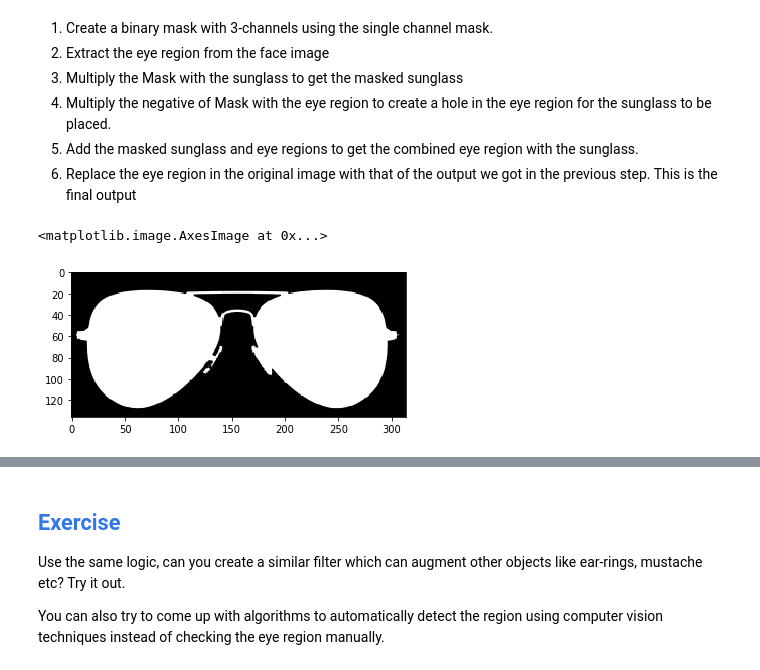
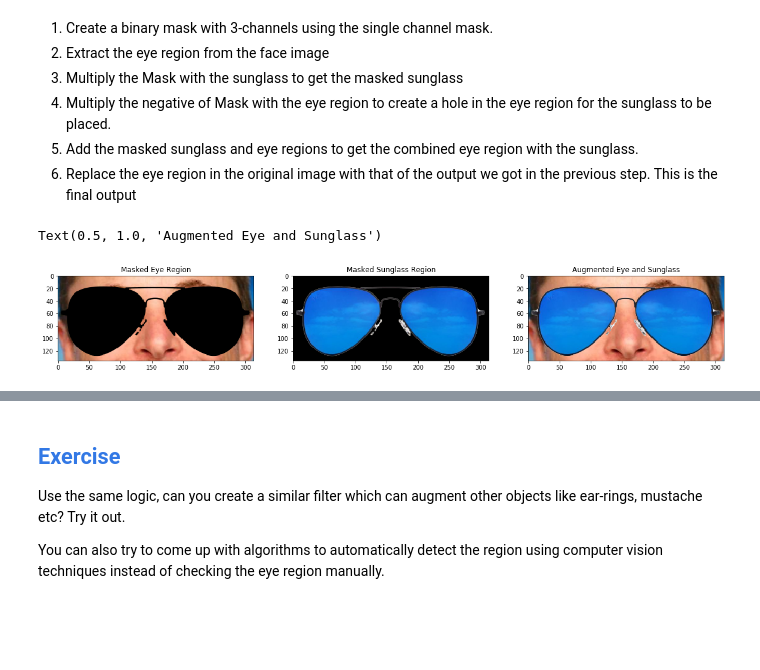
Before and after one commit to BenedictusAryo/practice_opencv, a Jupyter notebook: Computer Vision 1 Introduction (Python)/week1-python/4_Application_Sunglasses_Filter/application_sunglass_filter_Exercise.ipynb, the cells around one changed output, grey strips where cells are left out. Cells and saved outputs as stored; diff of their text form; code cells hidden in the pictures; blank space fills up the shorter version.

Commit message:
sunglass final

```diff
--- a/Computer Vision 1 Introduction (Python)/week1-python/4_Application_Sunglasses_Filter/application_sunglass_filter_Exercise.ipynb
+++ b/Computer Vision 1 Introduction (Python)/week1-python/4_Application_Sunglasses_Filter/application_sunglass_filter_Exercise.ipynb
@@ -95,16 +95,28 @@ In order to put the sunglass on top of the eye region, we need to follow these s
 # %%
 # Make the dimensions of the mask same as the input image.
 # Since Face Image is a 3-channel image, we create a 3 channel image for the mask
 glassMask = cv2.merge((glassMask1,glassMask1,glassMask1))
 
 # Make a copy
 faceWithGlassesArithmetic = faceImage.copy()
 
 # Get the eye region from the face image
 eyeROI = faceWithGlassesArithmetic[topLeftRow:bottomRightRow, topLeftCol:bottomRightCol]
 
 # Use the mask to create the masked eye region
 maskedEye = cv2.multiply(eyeROI, (1 - glassMask))
+
+# Use the mask to create the masked sunglass region
+maskedGlass = cv2.multiply(glassBGR, glassMask)
+
+# Combine the sunglass in the Eye Region to get augmented image
+eyeROIFinal =cv2.add(maskedEye, maskedGlass)
+
+# Display the intermediate results
+plt.figure(figsize=[20,20])
+plt.subplot(131);plt.imshow(maskedEye[...,::-1]);plt.title("Masked Eye Region")
+plt.subplot(132);plt.imshow(maskedGlass[...,::-1]);plt.title("Masked Sunglass Region")
+plt.subplot(133);plt.imshow(eyeROIFinal[...,::-1]);plt.title("Augmented Eye and Sunglass")
 # %% [output]
-<matplotlib.image.AxesImage at 0x...>
+Text(0.5, 1.0, 'Augmented Eye and Sunglass')
-[figure, old version]
+[figure, new version]
```
Also changed, not shown: parts of 1 cell of this notebook.
